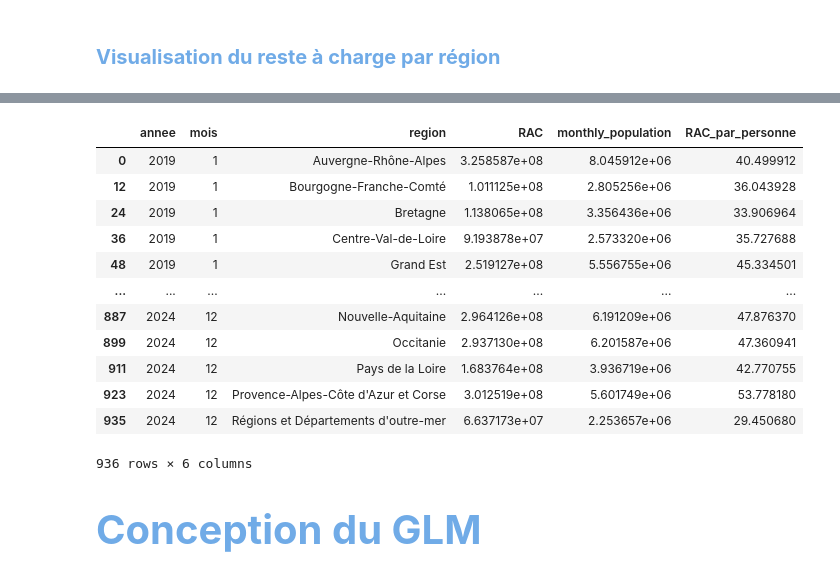
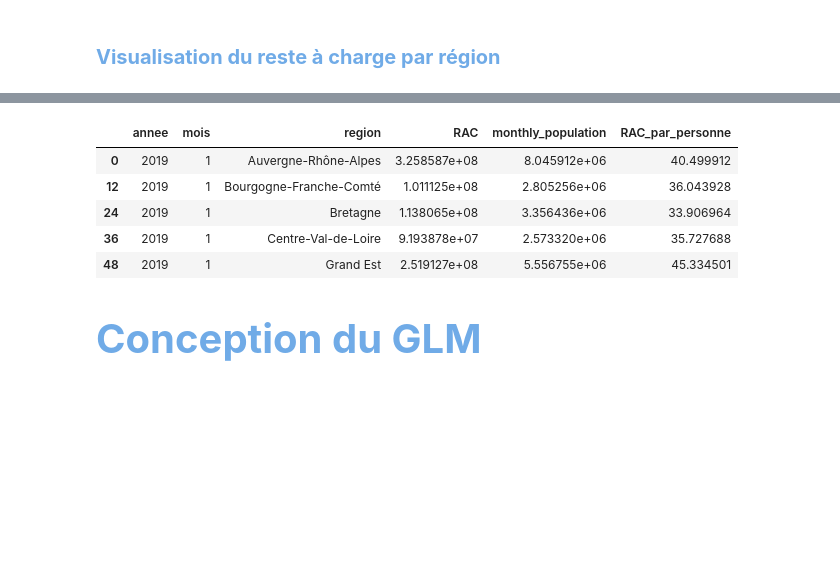
Before and after one commit to YounesOuarhim/Projet-s8, a Jupyter notebook: Notebooks/Sinistrality/notebook sinistrality bis 2.ipynb, the cells around one changed output, grey strips where cells are left out. Drawn from its saved outputs; the diff is of its cells as text; code cells hidden in the pictures; blank space fills up the shorter version.

```diff
--- a/Notebooks/Sinistrality/notebook sinistrality bis 2.ipynb
+++ b/Notebooks/Sinistrality/notebook sinistrality bis 2.ipynb
@@ -306,21 +299,14 @@ plt.show()
 # %%
 def get_all_data_beginning_from_year(current_year, ending_year= 2024):
     return final_df[(ending_year >= final_df['annee']) & (final_df['annee'] >= current_year)].sort_values(by=['annee', 'mois', 'region'])
-get_all_data_beginning_from_year(2019)
+get_all_data_beginning_from_year(2019).head()
 # %% [output]
 |  | annee | mois | region | RAC | monthly_population | RAC_par_personne |
 | 0 | 2019 | 1 | Auvergne-Rhône-Alpes | 3.258587e+08 | 8.045912e+06 | 40.499912 |
 | 12 | 2019 | 1 | Bourgogne-Franche-Comté | 1.011125e+08 | 2.805256e+06 | 36.043928 |
 | 24 | 2019 | 1 | Bretagne | 1.138065e+08 | 3.356436e+06 | 33.906964 |
 | 36 | 2019 | 1 | Centre-Val-de-Loire | 9.193878e+07 | 2.573320e+06 | 35.727688 |
 | 48 | 2019 | 1 | Grand Est | 2.519127e+08 | 5.556755e+06 | 45.334501 |
-| ... | ... | ... | ... | ... | ... | ... |
-| 887 | 2024 | 12 | Nouvelle-Aquitaine | 2.964126e+08 | 6.191209e+06 | 47.876370 |
-| 899 | 2024 | 12 | Occitanie | 2.937130e+08 | 6.201587e+06 | 47.360941 |
-| 911 | 2024 | 12 | Pays de la Loire | 1.683764e+08 | 3.936719e+06 | 42.770755 |
-| 923 | 2024 | 12 | Provence-Alpes-Côte d'Azur et Corse | 3.012519e+08 | 5.601749e+06 | 53.778180 |
-| 935 | 2024 | 12 | Régions et Départements d'outre-mer | 6.637173e+07 | 2.253657e+06 | 29.450680 |
-936 rows × 6 columns
 # %% [markdown]
 <h2 style="font-family: Arial, sans-serif; color:rgb(112, 171, 231); font-size: 40px"><b>Conception du GLM</b></h2>
 # %% [markdown]
```
Also changed, not shown: parts of 22 cells of this notebook, 4 other files.
